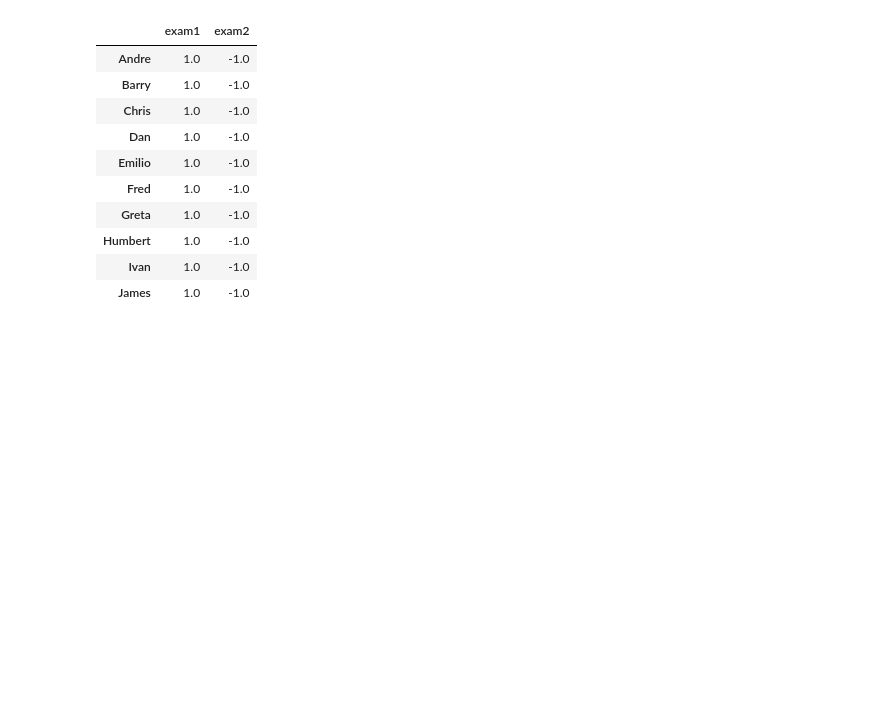
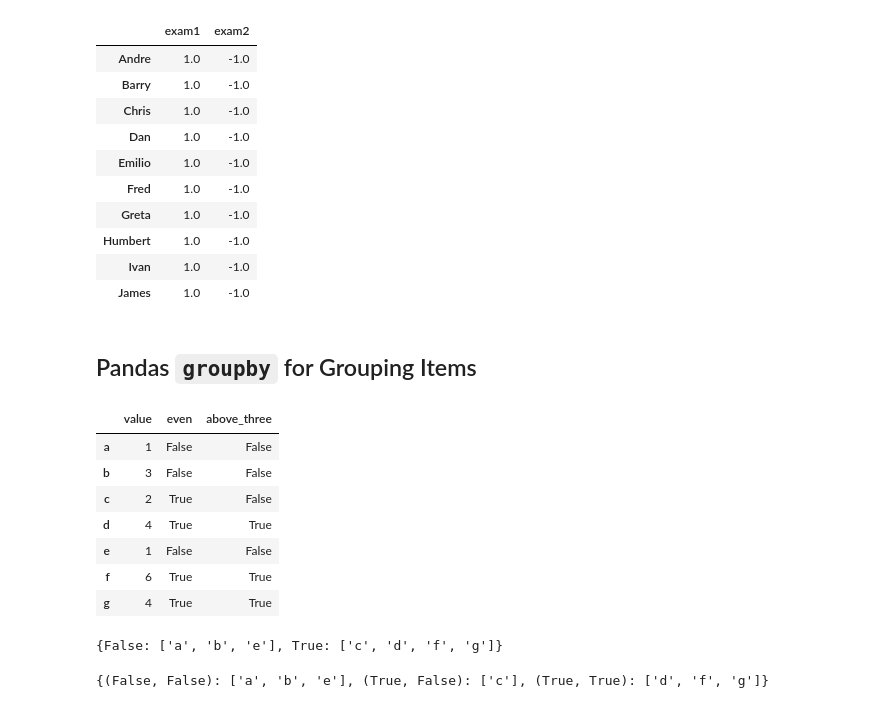
Before and after one commit to rafi007akhtar/intro-to-data-analysis, a Jupyter notebook: lesson-3/numpy-pandas-2d-practise.ipynb, the cells around one changed output. Cells and saved outputs as stored; diff of their text form; code cells hidden in the pictures; blank space fills up the shorter version.

```diff
--- a/lesson-3/numpy-pandas-2d-practise.ipynb
+++ b/lesson-3/numpy-pandas-2d-practise.ipynb
@@ -939,3 +970,42 @@ standardize_rows(grades_df)
 | Humbert | 1.0 | -1.0 |
 | Ivan | 1.0 | -1.0 |
 | James | 1.0 | -1.0 |
+# %% [markdown]
+## Pandas `groupby` for Grouping Items
+# %%
+# First, have a look at the example df
+values = np.array([1, 3, 2, 4, 1, 6, 4])
+example_df = pd.DataFrame({
+    'value': values,
+    'even': values % 2 == 0,
+    'above_three': values > 3
+}, index=['a', 'b', 'c', 'd', 'e', 'f', 'g'])
+example_df
+# %% [output]
+|  | value | even | above_three |
+| a | 1 | False | False |
+| b | 3 | False | False |
+| c | 2 | True | False |
+| d | 4 | True | True |
+| e | 1 | False | False |
+| f | 6 | True | True |
+| g | 4 | True | True |
+# %%
+
+# Change False to True for each block of code to see what it does
+
+# Examine groups
+if True:
+    grouped_data = example_df.groupby('even')
+    # The groups attribute is a dictionary mapping keys to lists of row indexes
+    print (grouped_data.groups)  #`groups` attriubte returns a dictionary with group values as keys, and their corresponding rows as values
+# %% [output]
+{False: ['a', 'b', 'e'], True: ['c', 'd', 'f', 'g']}
+# %%
+
+# Group by multiple columns
+if True:
+    grouped_data = example_df.groupby(['even', 'above_three'])
+    print (grouped_data.groups)  # for an array of `groupby`s, the `groups` contains a zip of group values as keys
+# %% [output]
+{(False, False): ['a', 'b', 'e'], (True, False): ['c'], (True, True): ['d', 'f', 'g']}
```
Also changed, not shown: parts of 12 cells of this notebook.
